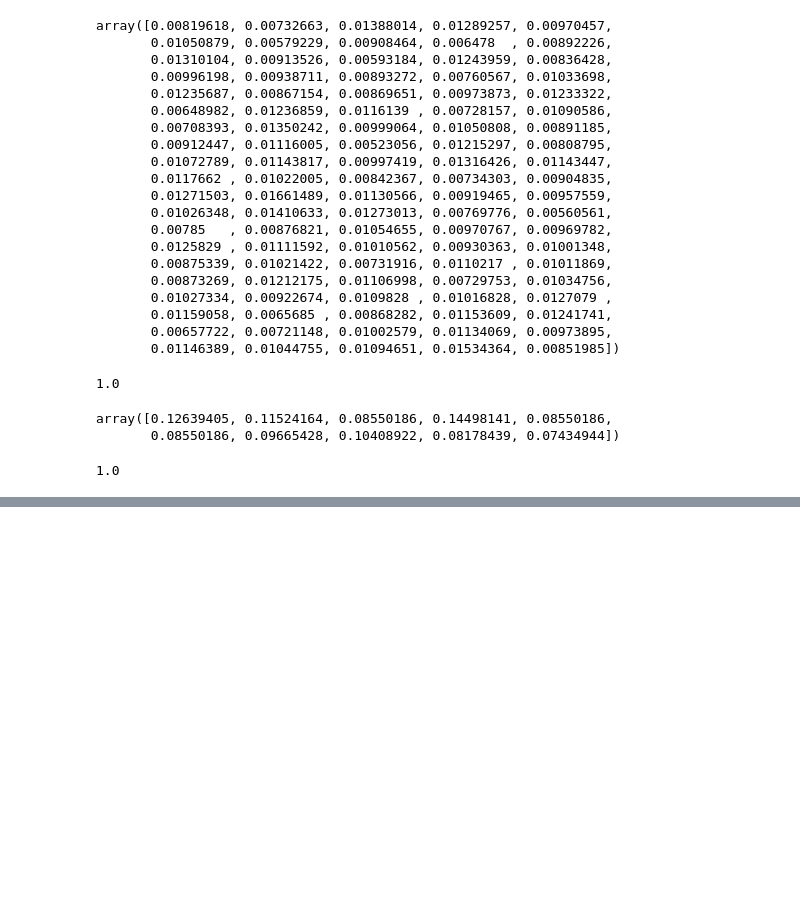
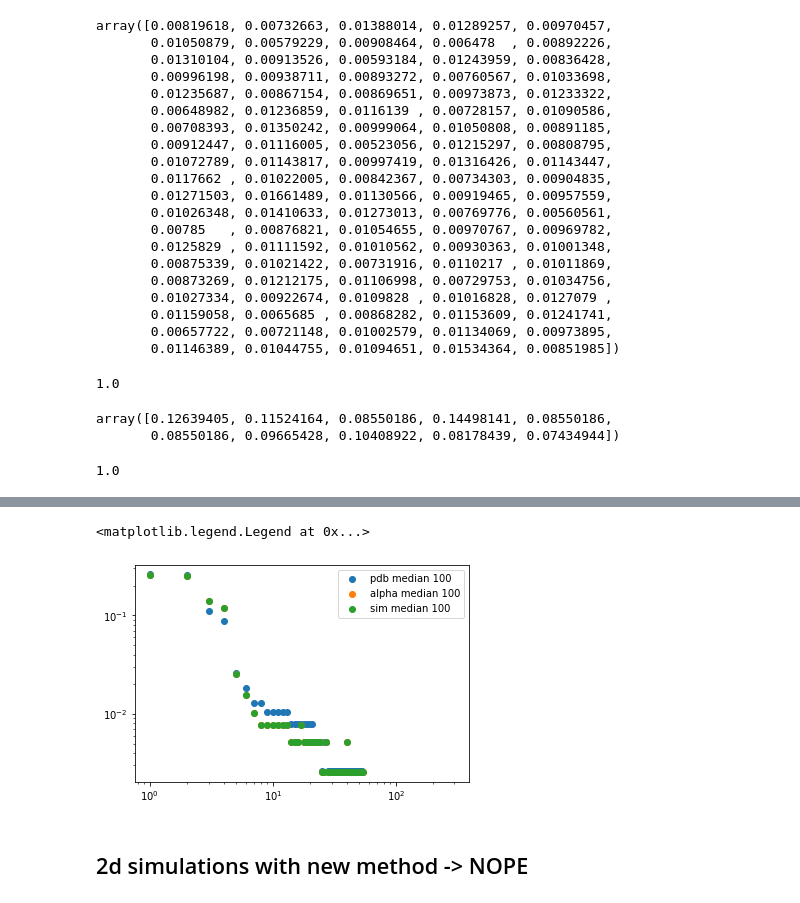
Before and after one commit to meyresearch/amino_acid_distance_distributions, a Jupyter notebook: scripts/sanity_checking_plots.ipynb, the cells around one changed output, grey strips where cells are left out. Cells and saved outputs as stored; diff of their text form; code cells hidden in the pictures; blank space fills up the shorter version.

```diff
--- a/scripts/sanity_checking_plots.ipynb
+++ b/scripts/sanity_checking_plots.ipynb
@@ -864,0 +910,18 @@ np.sum(normed_imean)
+# %%
+pdb_median_100 = np.median(rcsb_100, axis=0)
+alpha_median_100 = np.median(alpha_100, axis=0)
+sim_median_100 = np.median(sim_100, axis=0)
+
+norm_pdb_median_100 = pdb_median_100 / np.sum(pdb_median_100)
+norm_alpha_median_100 = alpha_median_100 / np.sum(alpha_median_100)
+norm_sim_median_100 = sim_median_100 / np.sum(sim_median_100)
+plt.scatter(distances, norm_pdb_median_100, label="pdb median 100")
+plt.scatter(distances, norm_alpha_median_100, label="alpha median 100")
+plt.scatter(distances, norm_sim_median_100, label="sim median 100")
+plt.loglog()
+plt.legend()
+# %% [output]
+<matplotlib.legend.Legend at 0x...>
+[figure, added]
+# %% [markdown]
+## 2d simulations with new method -> NOPE
```
Also changed, not shown: parts of 23 cells of this notebook, 15 other files.
